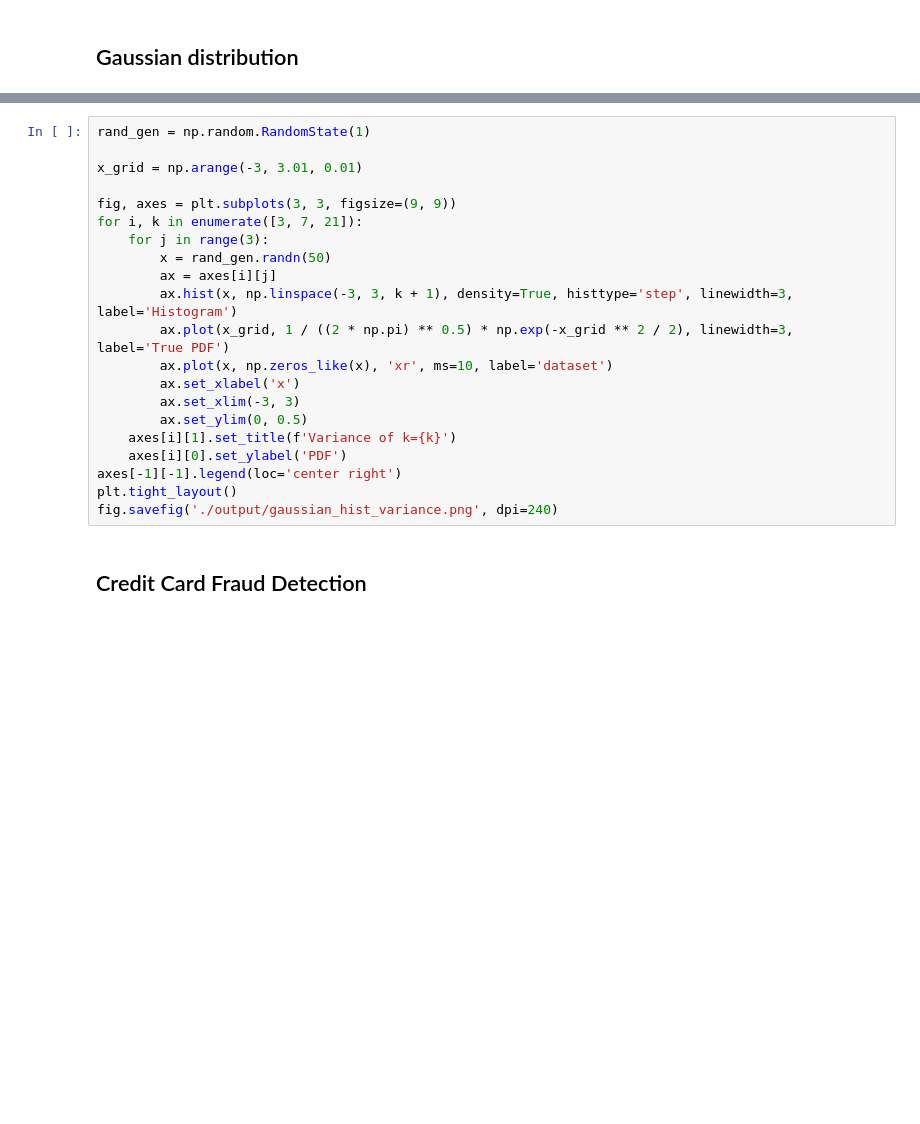
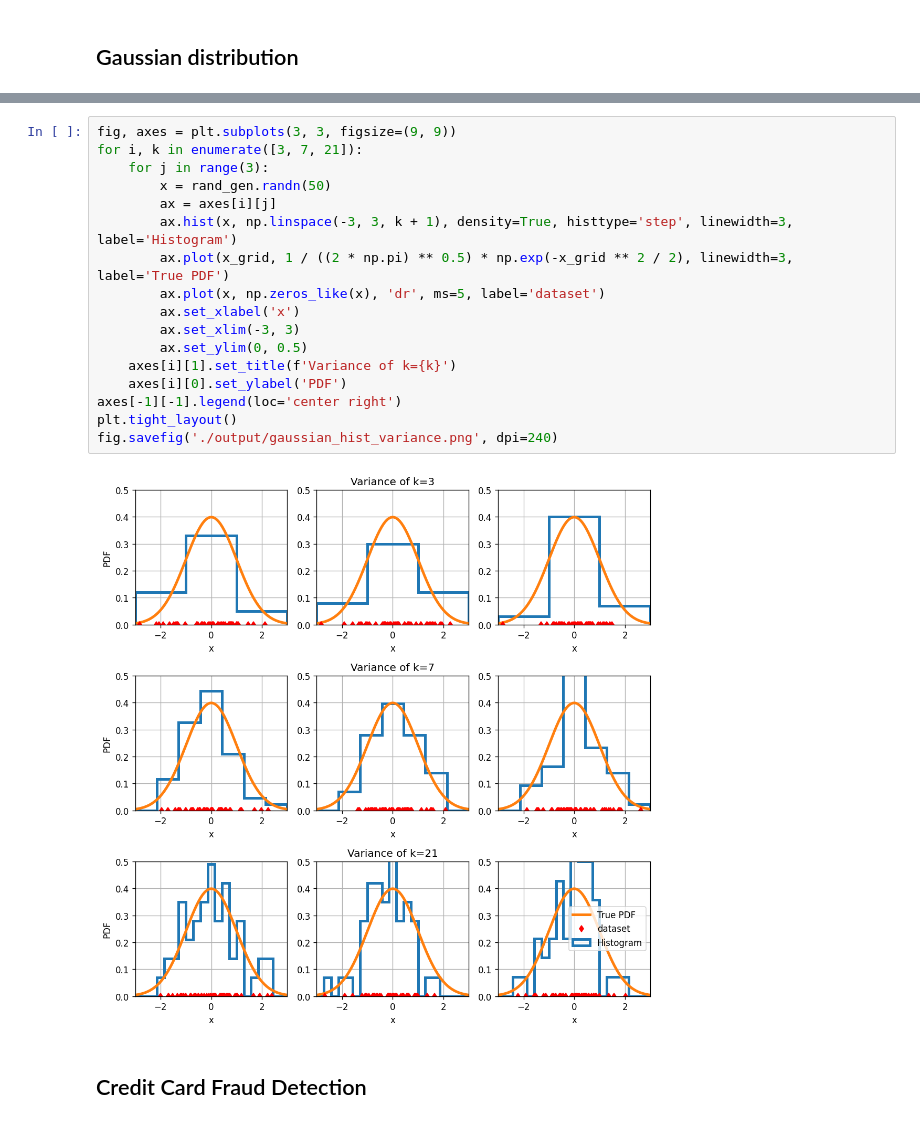
Before and after one commit to technion046195/technion046195, a Jupyter notebook: content/lecture05/code.ipynb, the cells around one changed output, grey strips where cells are left out. Drawn from its saved outputs; the diff is of its cells as text; blank space fills up the shorter version.

```diff
--- a/content/lecture05/code.ipynb
+++ b/content/lecture05/code.ipynb
@@ -224,24 +225,22 @@ NameError: name 'rand_gen' is not defined
 # %%
-rand_gen = np.random.RandomState(1)
-
-x_grid = np.arange(-3, 3.01, 0.01)
-
 fig, axes = plt.subplots(3, 3, figsize=(9, 9))
 for i, k in enumerate([3, 7, 21]):
     for j in range(3):
         x = rand_gen.randn(50)
         ax = axes[i][j]
         ax.hist(x, np.linspace(-3, 3, k + 1), density=True, histtype='step', linewidth=3, label='Histogram')
         ax.plot(x_grid, 1 / ((2 * np.pi) ** 0.5) * np.exp(-x_grid ** 2 / 2), linewidth=3, label='True PDF')
-        ax.plot(x, np.zeros_like(x), 'xr', ms=10, label='dataset')
+        ax.plot(x, np.zeros_like(x), 'dr', ms=5, label='dataset')
         ax.set_xlabel('x')
         ax.set_xlim(-3, 3)
         ax.set_ylim(0, 0.5)
     axes[i][1].set_title(f'Variance of k={k}')
     axes[i][0].set_ylabel('PDF')
 axes[-1][-1].legend(loc='center right')
 plt.tight_layout()
 fig.savefig('./output/gaussian_hist_variance.png', dpi=240)
+# %% [output]
+[figure, added]
 # %% [markdown]
 ## Credit Card Fraud Detection
 # %%
```
Also changed, not shown: parts of 11 cells of this notebook, 15 other files.
